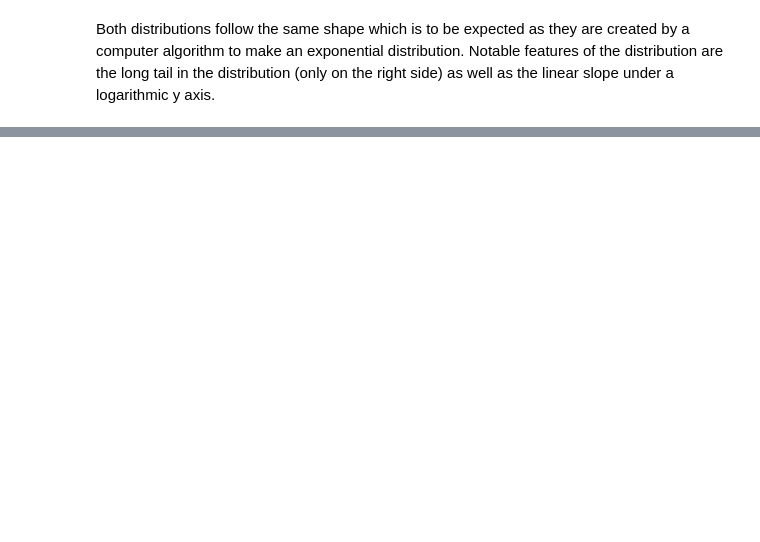
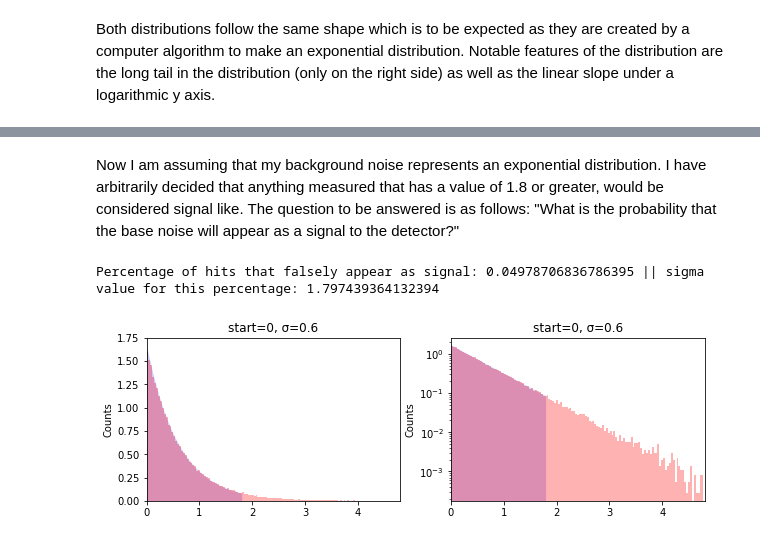
Before and after one commit to maverickmillican/Phys_434_Millican, a Jupyter notebook: Lab1_Millican.ipynb, the cells around one changed output, grey strips where cells are left out. Drawn from its saved outputs; the diff is of its cells as text; code cells hidden in the pictures; blank space fills up the shorter version.

Commit message:
Finished the Exponential Distribution part

```diff
--- a/Lab1_Millican.ipynb
+++ b/Lab1_Millican.ipynb
@@ -231,0 +232,28 @@ Both distributions follow the same shape which is to be expected as they are cre
+# %% [markdown]
+Now I am assuming that my background noise represents an exponential distribution. I have arbitrarily decided that anything measured that has a value of 1.8 or greater, would be considered signal like. The question to be answered is as follows: "What is the probability that the base noise will appear as a signal to the detector?"
+# %%
+mu = 0; sigma = .6
+d = stats.expon.rvs(loc = mu, scale = sigma, size = 100000)
+fig, (ax, ax2) = plt.subplots(1, 2, figsize=(10,3))
+ax.set_title(f'start={mu}, \u03C3={sigma}')
+ax.hist(d, 200, density=True, color = 'r', alpha = .3)
+ax.tick_params(labelsize = 10)
+ax.set_xlim([mu,mu+8*sigma])
+x = np.linspace(mu,mu+8*sigma,100000)
+ax.plot(x,stats.expon.pdf(x,loc = 5., scale = 0.01),linewidth = 3,alpha = 0)
+int_base1 = np.linspace(0,1.8,1000)
+ax.fill_between(int_base1, stats.expon.pdf(int_base1,loc = mu, scale = sigma), color = 'b', linewidth = 0, alpha = .2)
+ax2.set_yscale('log')
+ax2.set_title(f'start={mu}, \u03C3={sigma}')
+ax2.hist(d, 200, density=True, color = 'r', alpha = .3)
+ax2.tick_params(labelsize = 10)
+ax2.set_xlim([mu,mu+8*sigma])
+x = np.linspace(mu,mu+8*sigma,100000)
+ax2.plot(x,stats.expon.pdf(x,loc = 5., scale = 0.01),linewidth = 3,alpha = 0)
+int_base1 = np.linspace(0,1.8,1000)
+ax2.fill_between(int_base1, stats.expon.pdf(int_base1,loc = mu, scale = sigma), color = 'b', linewidth = 0, alpha = .2)
+ax2.set_ylabel("Counts"); ax.set_ylabel("Counts")
+print(f'Percentage of hits that falsely appear as signal: {1 - stats.expon.cdf(1.8, loc=mu, scale=sigma)} || sigma value for this percentage: {stats.expon.ppf(.95, loc=mu, scale=sigma)}')
+# %% [output]
+Percentage of hits that falsely appear as signal: 0.04978706836786395 || sigma value for this percentage: 1.797439364132394
+[figure, added]
```
Also changed, not shown: parts of 3 cells of this notebook.
